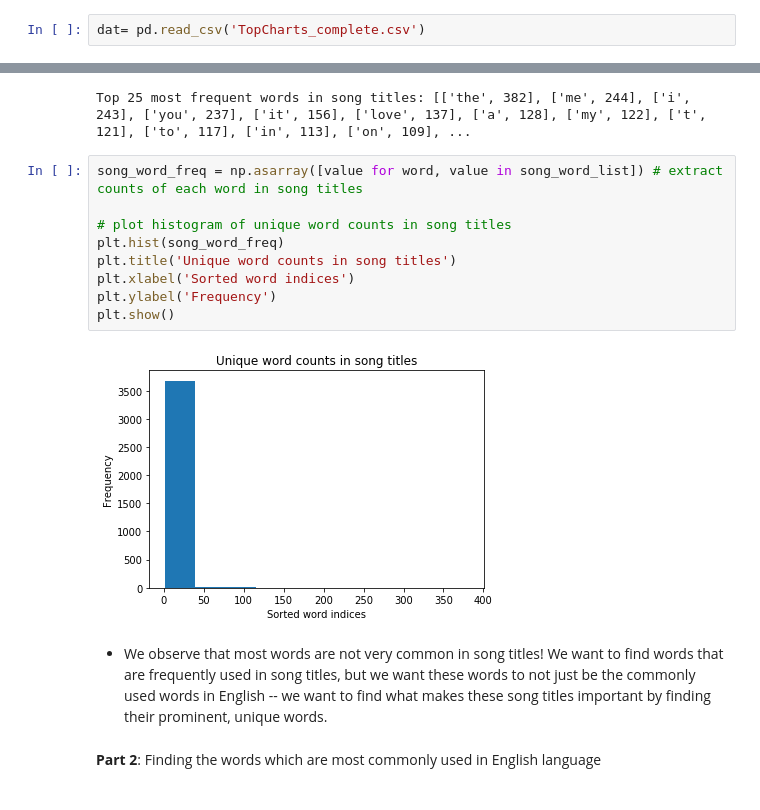
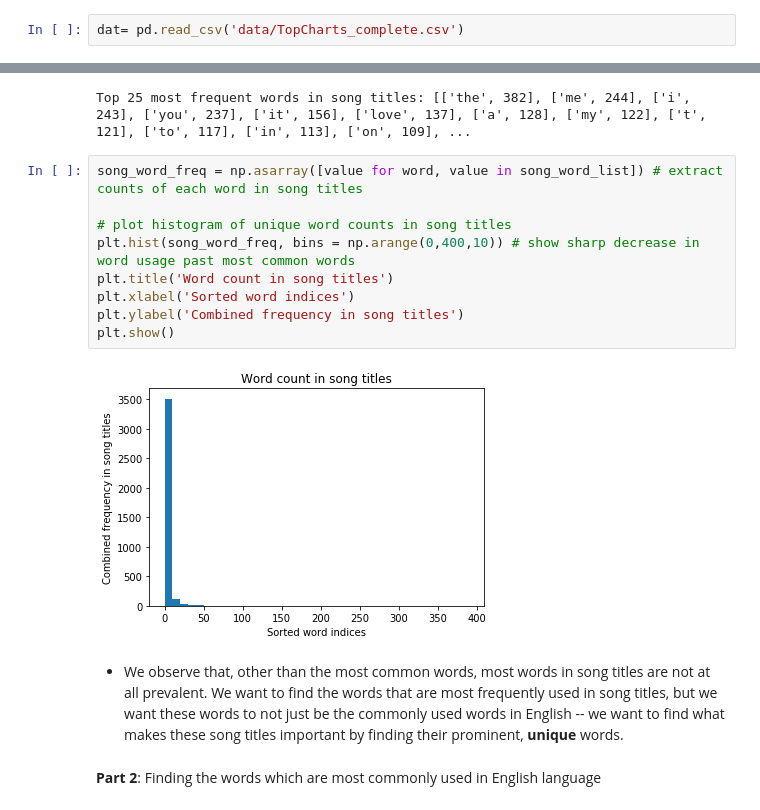
Before and after one commit to chriscc447/info2950_final, a Jupyter notebook: will-2950-final.ipynb, the cells around one changed output, grey strips where cells are left out. Cells and saved outputs as stored; diff of their text form.

```diff
--- a/will-2950-final.ipynb
+++ b/will-2950-final.ipynb
@@ -14,4 +16,4 @@ import urllib.request
 import time
 from bs4 import BeautifulSoup
 # %%
-dat= pd.read_csv('TopCharts_complete.csv')
+dat= pd.read_csv('data/TopCharts_complete.csv')
@@ -426,16 +329,16 @@ Top 25 most frequent words in song titles: [['the', 382], ['me', 244], ['i', 243
 # %%
 song_word_freq = np.asarray([value for word, value in song_word_list]) # extract counts of each word in song titles
 
 # plot histogram of unique word counts in song titles
-plt.hist(song_word_freq)
-plt.title('Unique word counts in song titles')
+plt.hist(song_word_freq, bins = np.arange(0,400,10)) # show sharp decrease in word usage past most common words
+plt.title('Word count in song titles')
 plt.xlabel('Sorted word indices')
-plt.ylabel('Frequency')
+plt.ylabel('Combined frequency in song titles')
 plt.show()
 # %% [output]
-[figure, old version]
+[figure, new version]
 # %% [markdown]
-* We observe that most words are not very common in song titles! We want to find words that are frequently used in song titles, but we want these words to not just be the commonly used words in English -- we want to find what makes these song titles important by finding their prominent, unique words.
+* We observe that, other than the most common words, most words in song titles are not at all prevalent. We want to find the words that are most frequently used in song titles, but we want these words to not just be the commonly used words in English -- we want to find what makes these song titles important by finding their prominent, __unique__ words.
 # %% [markdown]
 __Part 2__: Finding the words which are most commonly used in English language
 # %%
```
Also changed, not shown: parts of 96 cells of this notebook.
